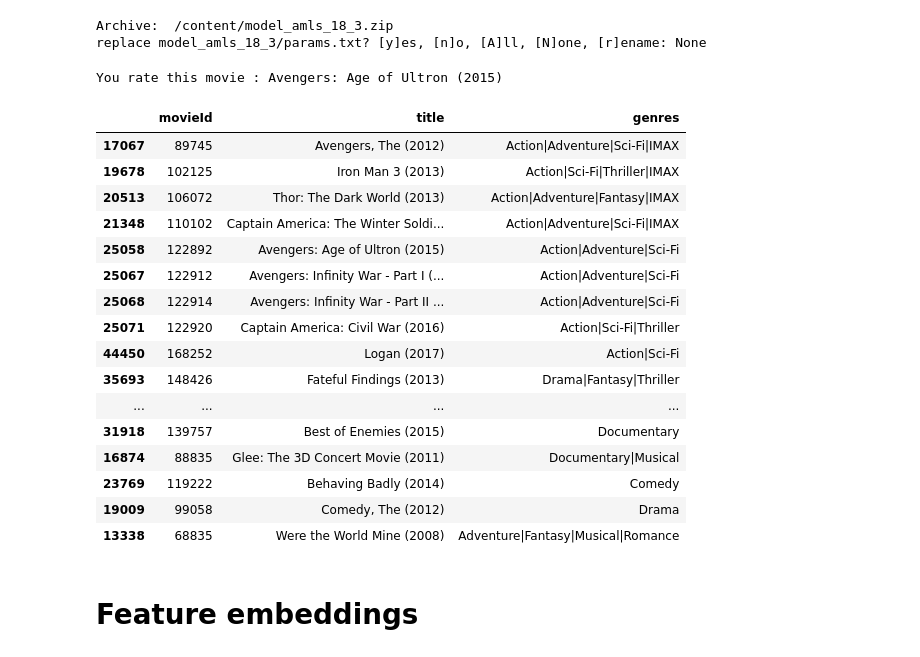
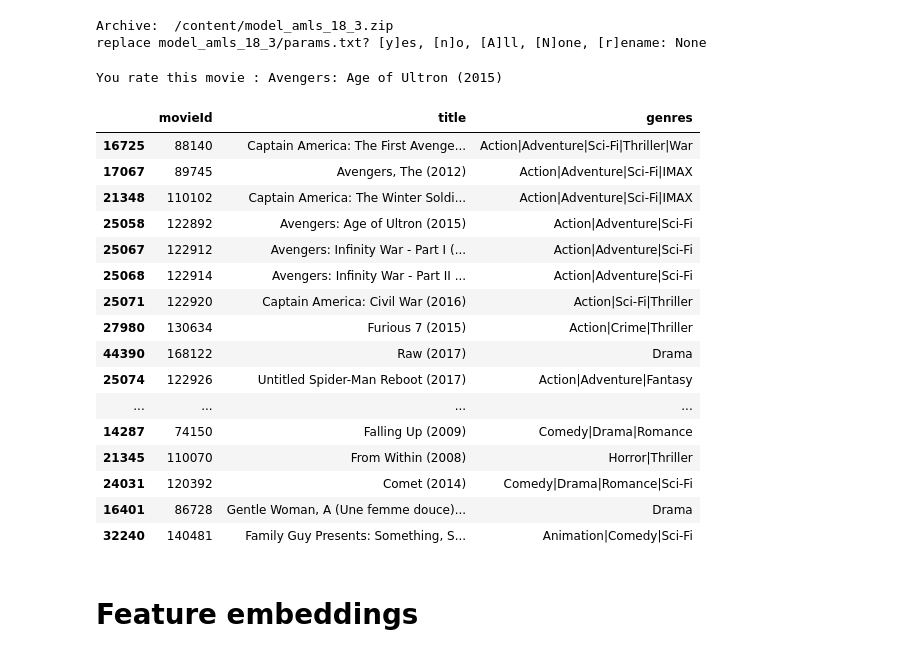
Before and after one commit to clemsadand/amlas, a Jupyter notebook: 2_0_AMLS_practice_4.ipynb, the cells around one changed output. Drawn from its saved outputs; the diff is of its cells as text; code cells hidden in the pictures.

```diff
--- a/2_0_AMLS_practice_4.ipynb
+++ b/2_0_AMLS_practice_4.ipynb
@@ -204,8 +204,8 @@ def loss_func(train_data_by_user, user_vec, item_vec, user_biases, item_biases,
 K  = 10#60#40
 lambd = 1#5#0.1
 gamma = 0.01#0.2#0.15
-tau = 1#0.2#0.15
-tau_feat = 1
+tau = 0.4#0.2#0.15
+tau_feat = 0.2
 num_epoch = 20#20
 
 #Initialization
@@ -296,9 +296,9 @@ plt.savefig("reg_rmse_for_biases_with.pdf", format="pdf", bbox_inches="tight")
 # %mkdir model_amls/datasets
 import pickle
 
-%mkdir /content/model_amls_18_6/
+%mkdir /content/model_amls_with_feature_19/
 
-path = "/content/model_amls_18_6/"
+path = "/content/model_amls_with_feature_19/"
 
 with open(path+"params.txt", "w") as file:
     file.write(f"K = {K}\nlambd={lambd}\ngamma={gamma}\ntau={tau}\ntau_feat={tau_feat}\nnum_epoch = {num_epoch}")
@@ -339,7 +339,7 @@ with open(path+"feature_vec.txt", "wb") as f:
   pickle.dump(feature_vec, f)
   print("feature_vec saved...")
 
-!zip -r /content/model_amls_18_6.zip /content/model_amls_18_6/
+!zip -r /content/model_amls_with_feature_19.zip /content/model_amls_with_feature_19/
 
 print("done...")
 # %% [output]
@@ -405,59 +405,59 @@ def sort_with_indices(lst):
   sorted_indices = [x[0] for x in indexed_lst]  # Extract the sorted indices
   return sorted_indices
 # %%
- #@title Dummpy user
+ #@title Dummpy user 2
 K = 10
-K = 10
-lambd=10
-gamma=0.4
-tau=0.2
+# K = 10
+# lambd=10
+# gamma=0.4
+# tau=0.2
 tau_feat=0.1
 #get a movie id#4896
 movie_id = 122892
 rate = 5
 # print()
 
 print(f"You rate this movie : {movies.iloc[np.where(movies['movieId'].values == movie_id)[0][0]].title}")
 #train a dummpy user
 new_user = np.zeros(K)
 r_m = np.array([rate])
 movie_indices = [movie_to_id[movie_id]]
 num_epoch = 20
 for epoch in range(num_epoch):
   # numerator = np.sum(r_m - np.dot(new_user, item_vec[movie_indices,:].T)-item_biases[movie_indices])
   # user_biases = lambd*numerator/(lambd*len(r_m)+gamma)
   term1 = lambd*np.dot(item_vec[movie_indices].T, item_vec[movie_indices])+tau*np.eye(K,K)
   term2 = r_m - item_biases[movie_indices]
   term2 = lambd*np.sum(item_vec[movie_indices]*term2.reshape(-1,1), axis=0)
   new_user = linalg.solve(term1, term2)
 
 #Make Recommendation
 #Compute the cost
 score_for_item = np.array([np.dot(new_user, item_vec[n])+item_biases[n] for n in range(N)])
 #Compute some recommendations
 recommendation_idx = np.where(score_for_item >= 4.5)[0]
 #Get movie recommended id
 recommendations = [np.where(movies["movieId"].values == id_to_movie[idx])[0][0] for idx in recommendation_idx[:20] ]
 movies.iloc[recommendations]
 # %% [output]
 You rate this movie : Avengers: Age of Ultron (2015)
 |  | movieId | title | genres |
+| 16725 | 88140 | Captain America: The First Avenge... | Action|Adventure|Sci-Fi|Thriller|War |
 | 17067 | 89745 | Avengers, The (2012) | Action|Adventure|Sci-Fi|IMAX |
-| 19678 | 102125 | Iron Man 3 (2013) | Action|Sci-Fi|Thriller|IMAX |
-| 20513 | 106072 | Thor: The Dark World (2013) | Action|Adventure|Fantasy|IMAX |
 | 21348 | 110102 | Captain America: The Winter Soldi... | Action|Adventure|Sci-Fi|IMAX |
 | 25058 | 122892 | Avengers: Age of Ultron (2015) | Action|Adventure|Sci-Fi |
 | 25067 | 122912 | Avengers: Infinity War - Part I (... | Action|Adventure|Sci-Fi |
 | 25068 | 122914 | Avengers: Infinity War - Part II ... | Action|Adventure|Sci-Fi |
 | 25071 | 122920 | Captain America: Civil War (2016) | Action|Sci-Fi|Thriller |
-| 44450 | 168252 | Logan (2017) | Action|Sci-Fi |
-| 35693 | 148426 | Fateful Findings (2013) | Drama|Fantasy|Thriller |
+| 27980 | 130634 | Furious 7 (2015) | Action|Crime|Thriller |
+| 44390 | 168122 | Raw (2017) | Drama |
+| 25074 | 122926 | Untitled Spider-Man Reboot (2017) | Action|Adventure|Fantasy |
 | ... | ... | ... | ... |
-| 31918 | 139757 | Best of Enemies (2015) | Documentary |
-| 16874 | 88835 | Glee: The 3D Concert Movie (2011) | Documentary|Musical |
-| 23769 | 119222 | Behaving Badly (2014) | Comedy |
-| 19009 | 99058 | Comedy, The (2012) | Drama |
-| 13338 | 68835 | Were the World Mine (2008) | Adventure|Fantasy|Musical|Romance |
+| 14287 | 74150 | Falling Up (2009) | Comedy|Drama|Romance |
+| 21345 | 110070 | From Within (2008) | Horror|Thriller |
+| 24031 | 120392 | Comet (2014) | Comedy|Drama|Romance|Sci-Fi |
+| 16401 | 86728 | Gentle Woman, A (Une femme douce)... | Drama |
+| 32240 | 140481 | Family Guy Presents: Something, S... | Animation|Comedy|Sci-Fi |
 # %% [markdown]
 # Feature embeddings
 # %%
```
Also changed, not shown: parts of 7 cells of this notebook, 1 other file.
